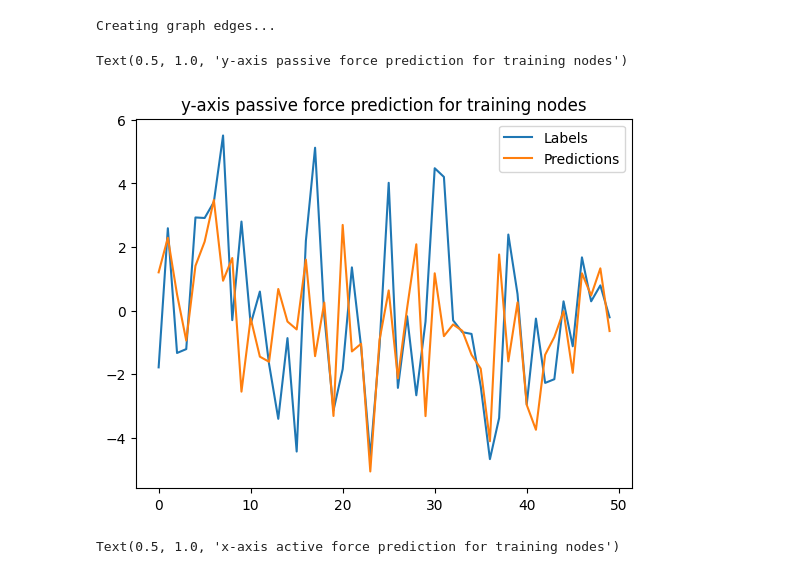
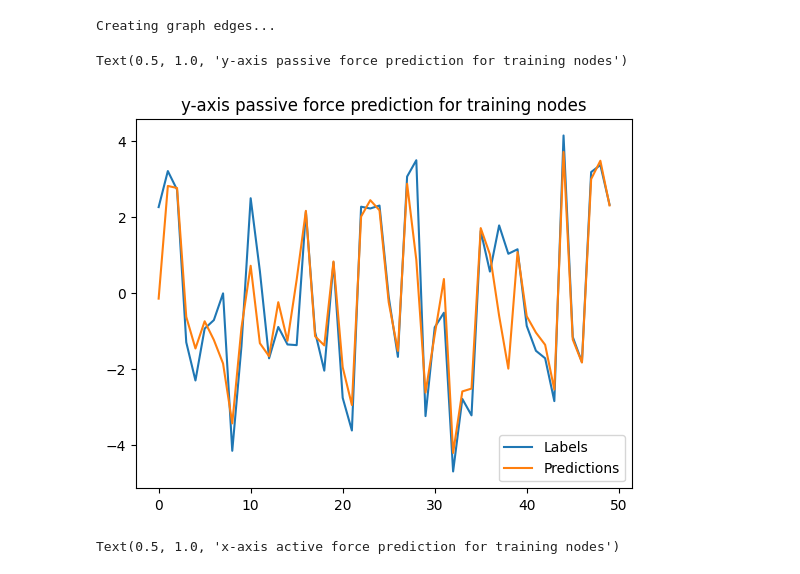
Before and after one commit to Phistian/exjobb, a Jupyter notebook: miguel/training/v_training.ipynb, the cells around one changed output. Cells and saved outputs as stored; diff of their text form; code cells hidden in the pictures.

```diff
--- a/miguel/training/v_training.ipynb
+++ b/miguel/training/v_training.ipynb
@@ -464,7 +467,7 @@ for i in range(len(histories)):
 # %% [markdown]
 Model
 # %%
-extra_string = 'V N2500 10 snapshots mixed 430 epochs'
+extra_string = 'V N2500 10 snapshots mixed 930 epochs'
 # %%
 
 model.save(models_address + extra_string)
@@ -777,15 +792,15 @@ t_solutions_y = full_test_graph[1][0][:,1]
 Creating graph edges...
 # %%
 
-plt.plot(t_solutions_y[600:650])
-plt.plot(output[600:650,1])
+plt.plot(t_solutions_x[600:650])
+plt.plot(output[600:650,0])
 plt.legend(["Labels", "Predictions"])
 plt.plot()
 plt.title("y-axis passive force prediction for training nodes")
 #plt.plot(output[:,1]*5)
 # %% [output]
 Text(0.5, 1.0, 'y-axis passive force prediction for training nodes')
-[figure, old version]
+[figure, new version]
 # %%
 
 plt.plot(solutions[:20])
```
Also changed, not shown: parts of 7 cells of this notebook.
